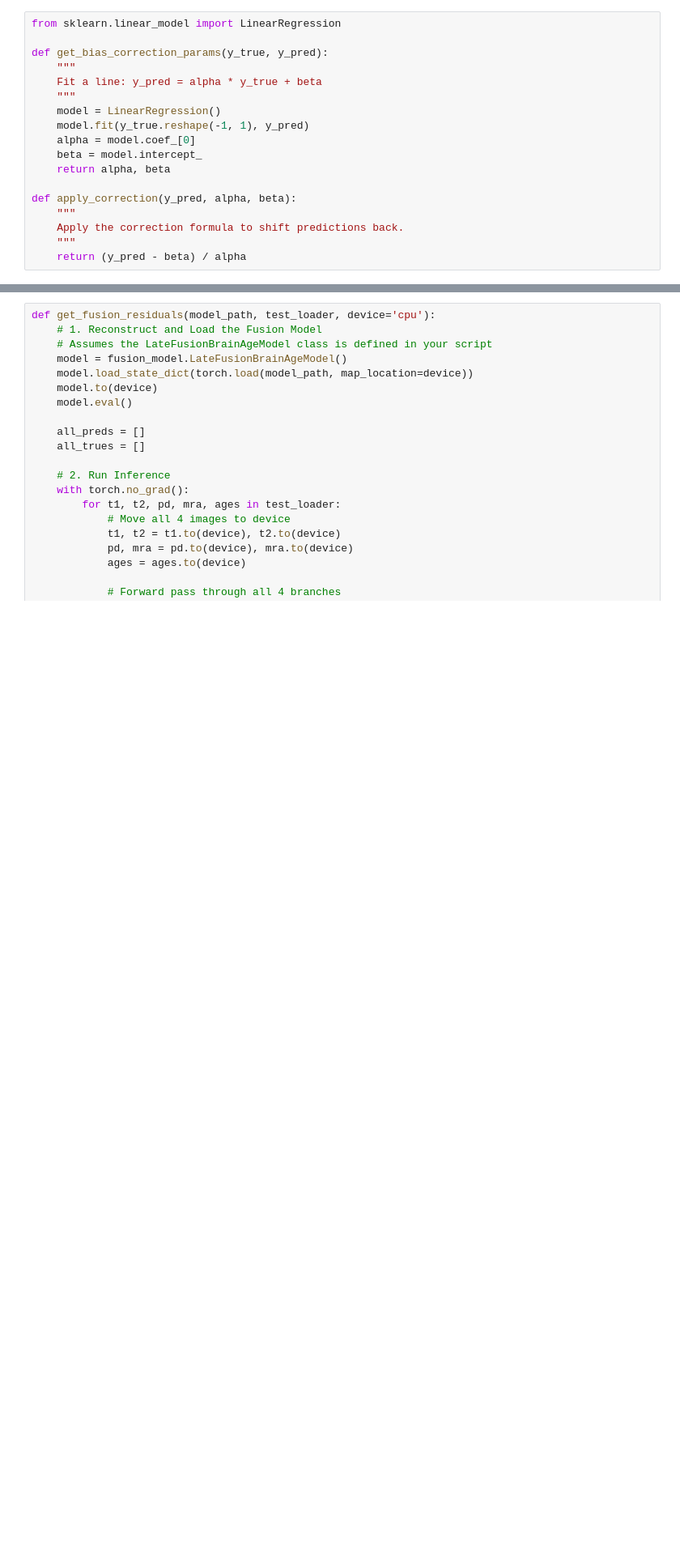
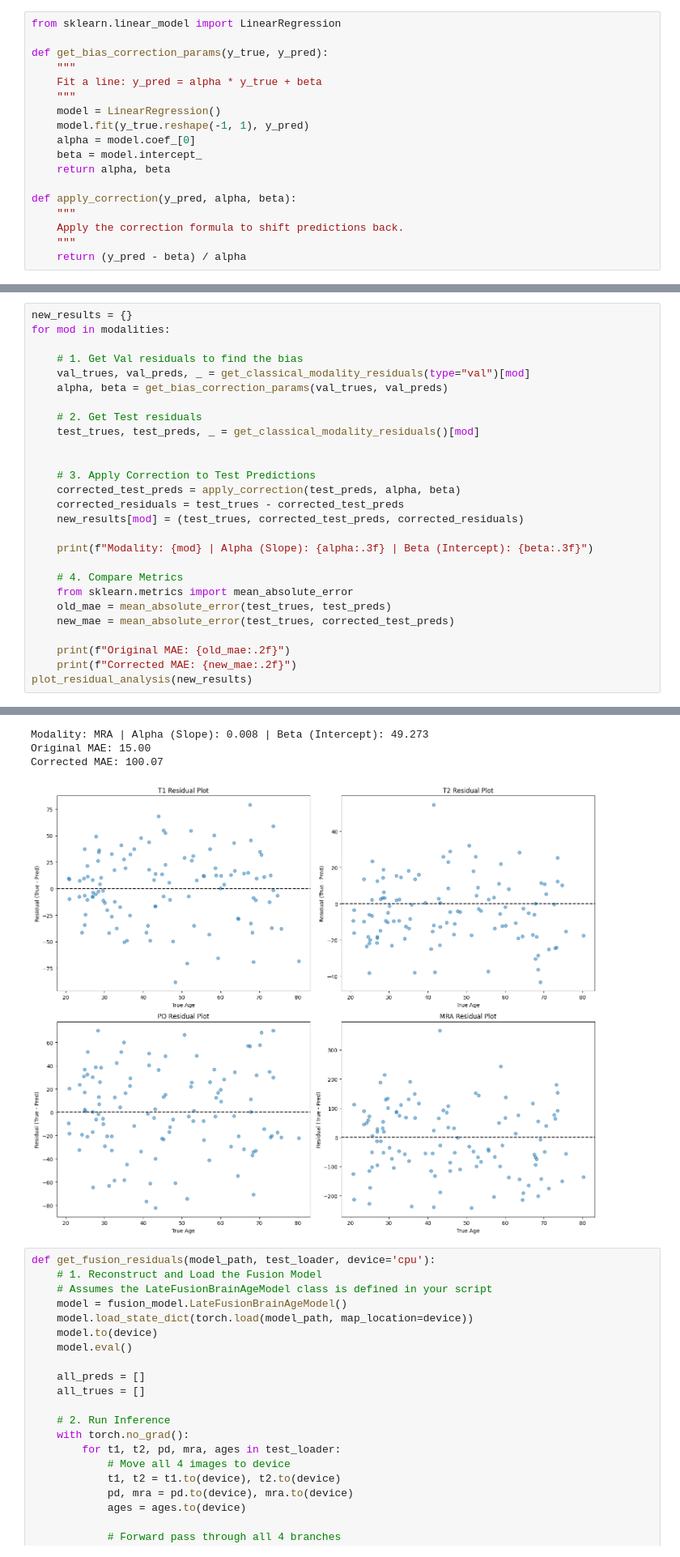
Before and after one commit to SophiaYifei/brain-age-mri-predictor, a Jupyter notebook: notebooks/explore_results.ipynb, the cells around one changed output, grey strips where cells are left out. Shown at 81% size. Drawn from its saved outputs; the diff is of its cells as text; blank space fills up the shorter version.

```diff
--- a/notebooks/explore_results.ipynb
+++ b/notebooks/explore_results.ipynb
@@ -152,0 +202,28 @@ Corrected MAE: 35.22
+# %%
+new_results = {}
+for mod in modalities:
+
+    # 1. Get Val residuals to find the bias
+    val_trues, val_preds, _ = get_classical_modality_residuals(type="val")[mod]
+    alpha, beta = get_bias_correction_params(val_trues, val_preds)
+
+    # 2. Get Test residuals
+    test_trues, test_preds, _ = get_classical_modality_residuals()[mod]
+
+
+    # 3. Apply Correction to Test Predictions
+    corrected_test_preds = apply_correction(test_preds, alpha, beta)
+    corrected_residuals = test_trues - corrected_test_preds
+    new_results[mod] = (test_trues, corrected_test_preds, corrected_residuals)
+
+    print(f"Modality: {mod} | Alpha (Slope): {alpha:.3f} | Beta (Intercept): {beta:.3f}")
+
+    # 4. Compare Metrics
+    from sklearn.metrics import mean_absolute_error
+    old_mae = mean_absolute_error(test_trues, test_preds)
+    new_mae = mean_absolute_error(test_trues, corrected_test_preds)
+
+    print(f"Original MAE: {old_mae:.2f}")
+    print(f"Corrected MAE: {new_mae:.2f}")
+plot_residual_analysis(new_results)
+# %% [output]
@@ -153,3 +303,7 @@ Corrected MAE: 35.22
+Modality: MRA | Alpha (Slope): 0.008 | Beta (Intercept): 49.273
+Original MAE: 15.00
+Corrected MAE: 100.07
+[figure, added]
 # %%
 def get_fusion_residuals(model_path, test_loader, device='cpu'):
     # 1. Reconstruct and Load the Fusion Model
```
Also changed, not shown: parts of 8 cells of this notebook, 32 other files.
